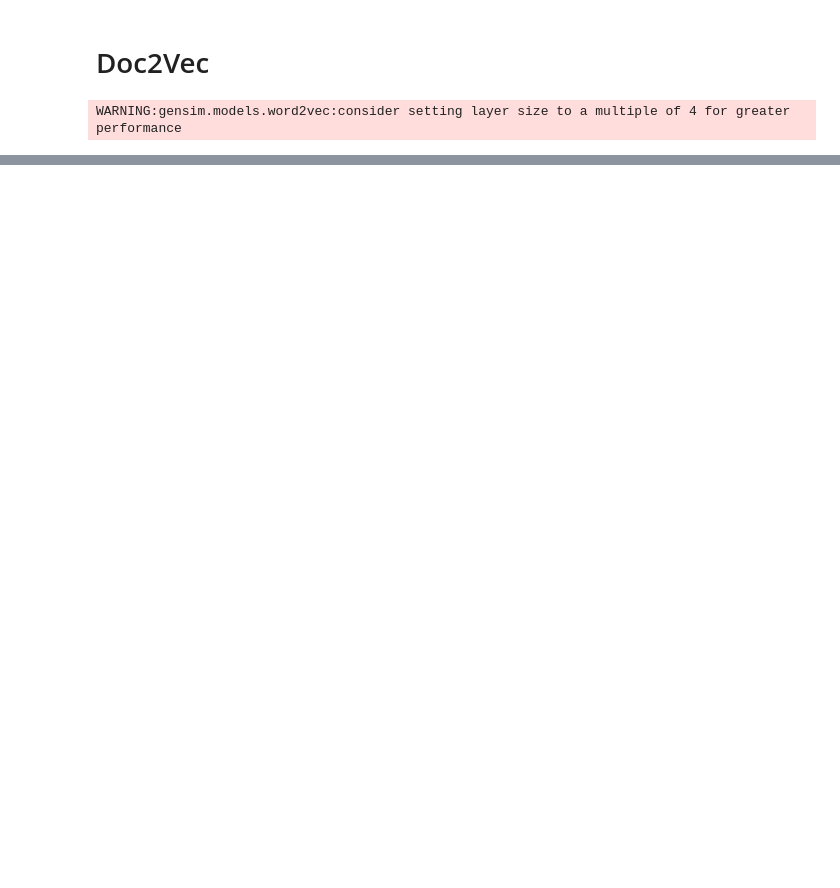
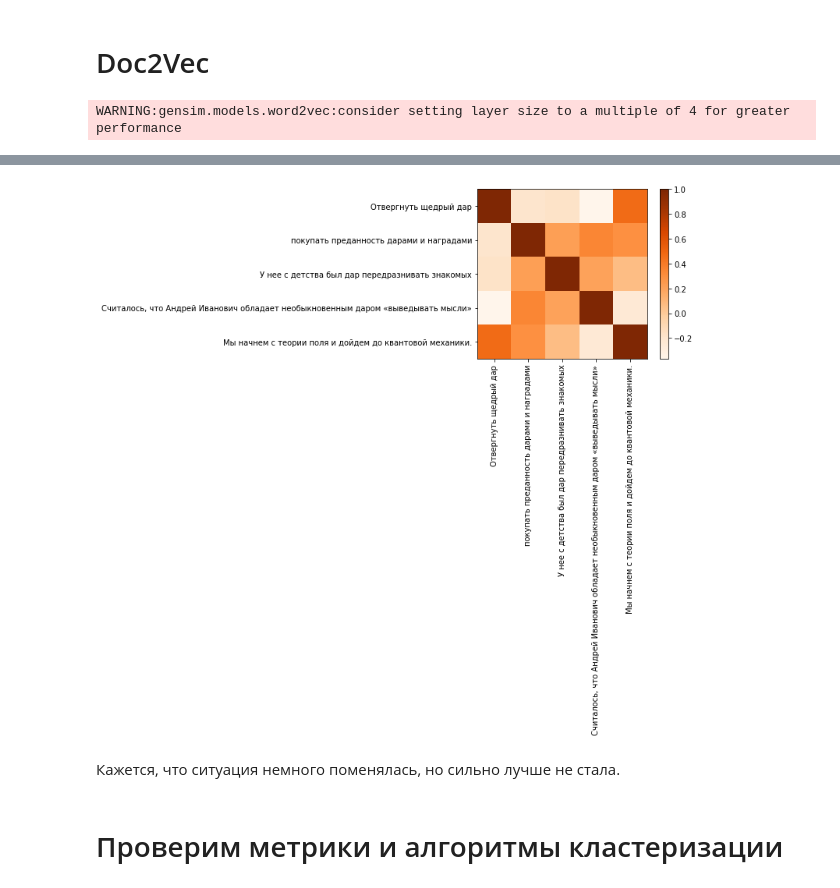
Before and after one commit to fogside/russe_wsi, a Jupyter notebook: notebooks/SentEmbedd.ipynb, the cells around one changed output, grey strips where cells are left out. Saved outputs shown, nothing was run; the diff lists cells and outputs as text; code cells hidden in the pictures; blank space fills up the shorter version.

```diff
--- a/notebooks/SentEmbedd.ipynb
+++ b/notebooks/SentEmbedd.ipynb
@@ -113,0 +207,3 @@ s2 = 'покупать преданность дарами и наградами
+# %%
+import re
+sents2 = [[w for w in s if not re.match('^дар', w)] for s in sents]
@@ -113,0 +225,16 @@ s2 = 'покупать преданность дарами и наградами
+# %%
+vecs = [model.infer_vector(s) for s in sents2]
+sim_mtx = cosine_similarity(vecs,vecs)
+
+plt.xticks(range(5), sents_raw, rotation=90)
+plt.yticks(range(5), sents_raw, rotation=0)
+
+plt.imshow(sim_mtx, cmap='Oranges')
+plt.colorbar()
+plt.show()
+# %% [output]
+[figure, added]
+# %% [markdown]
+Кажется, что ситуация немного поменялась, но сильно лучше не стала.
+# %% [markdown]
+# Проверим метрики и алгоритмы кластеризации
```
Also changed, not shown: parts of 35 cells of this notebook.
